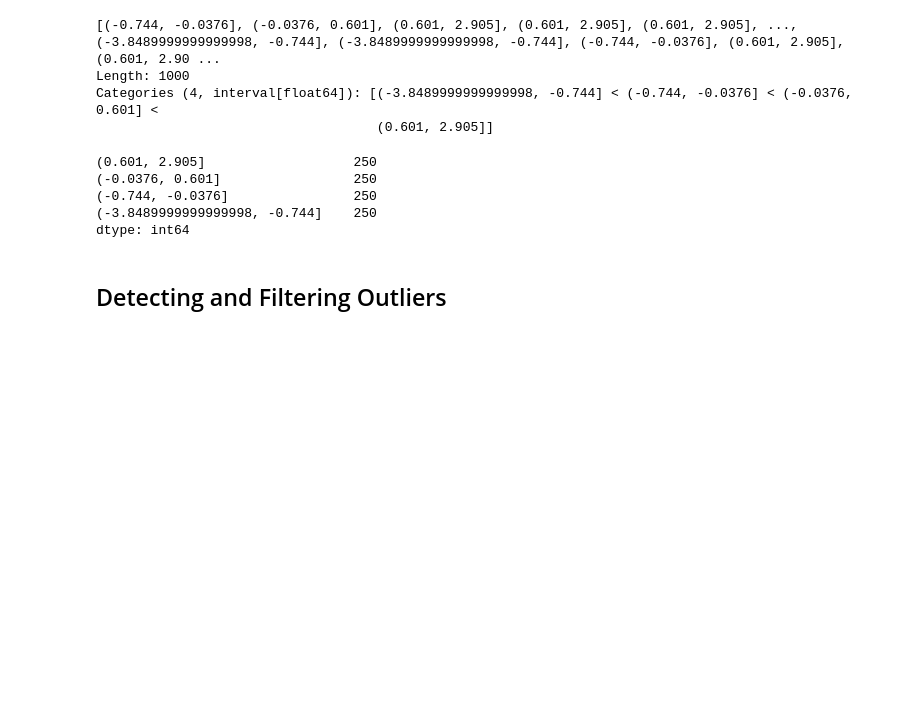
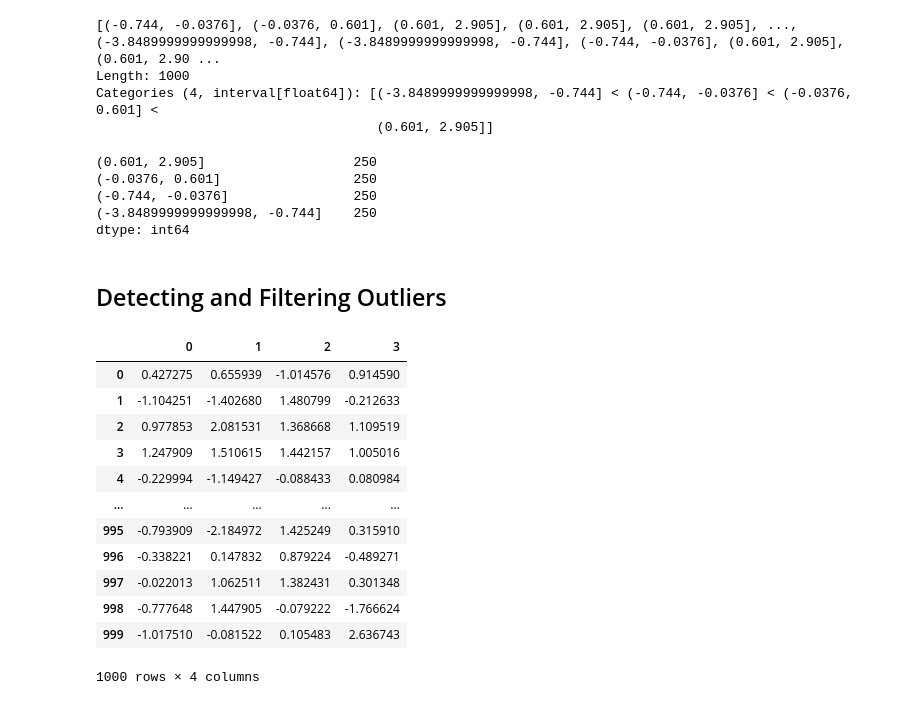
Before and after one commit to XingxinHE/Python-for-Data-Analysis-Notes, a Jupyter notebook: 7_2_Data_Transformation.ipynb, the cells around one changed output. Saved outputs shown, nothing was run; the diff lists cells and outputs as text; code cells hidden in the pictures; blank space fills up the shorter version.

```diff
--- a/7_2_Data_Transformation.ipynb
+++ b/7_2_Data_Transformation.ipynb
@@ -371,3 +371,20 @@ pd.value_counts(cuts)
 dtype: int64
 # %% [markdown]
 ## Detecting and Filtering Outliers
+# %%
+data = pd.DataFrame(np.random.randn(1000, 4))
+data
+# %% [output]
+|  | 0 | 1 | 2 | 3 |
+| 0 | 0.427275 | 0.655939 | -1.014576 | 0.914590 |
+| 1 | -1.104251 | -1.402680 | 1.480799 | -0.212633 |
+| 2 | 0.977853 | 2.081531 | 1.368668 | 1.109519 |
+| 3 | 1.247909 | 1.510615 | 1.442157 | 1.005016 |
+| 4 | -0.229994 | -1.149427 | -0.088433 | 0.080984 |
+| ... | ... | ... | ... | ... |
+| 995 | -0.793909 | -2.184972 | 1.425249 | 0.315910 |
+| 996 | -0.338221 | 0.147832 | 0.879224 | -0.489271 |
+| 997 | -0.022013 | 1.062511 | 1.382431 | 0.301348 |
+| 998 | -0.777648 | 1.447905 | -0.079222 | -1.766624 |
+| 999 | -1.017510 | -0.081522 | 0.105483 | 2.636743 |
+1000 rows × 4 columns
```
Also changed, not shown: parts of 19 cells of this notebook.
